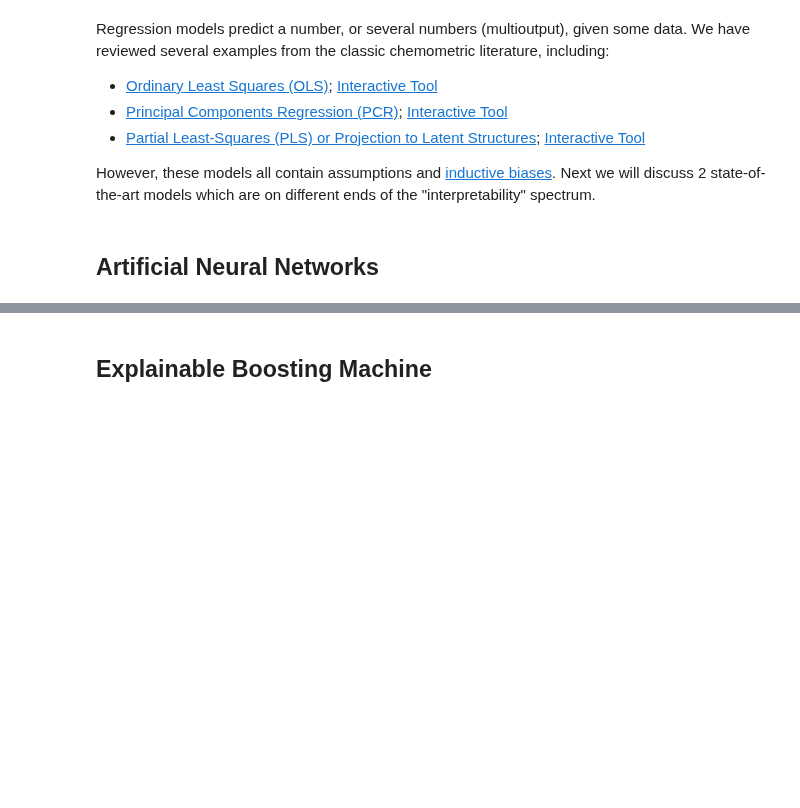
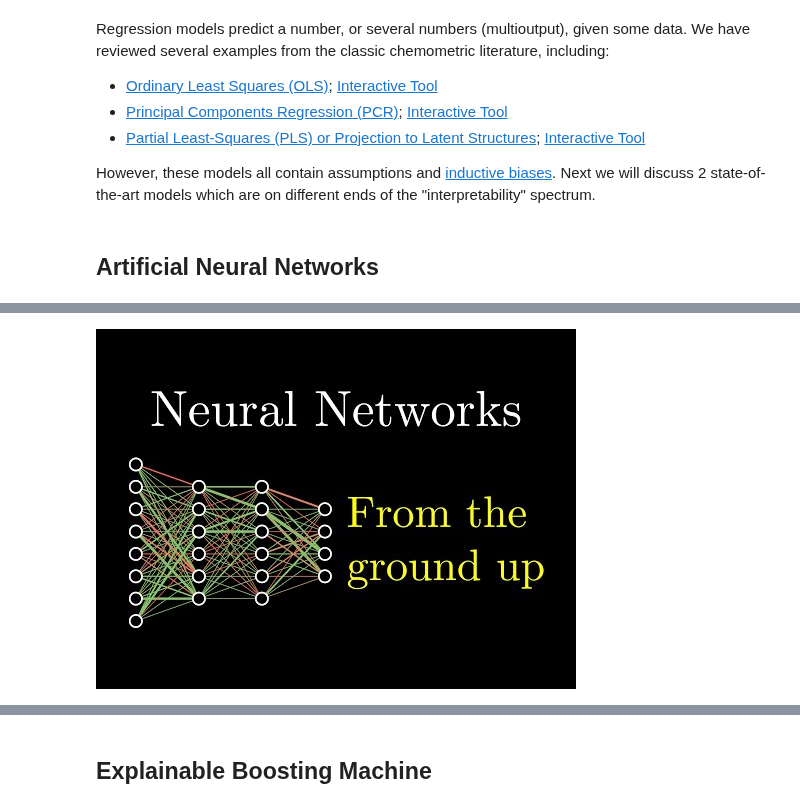
Before and after one commit to mahynski/chemometric-carpentry, a Jupyter notebook: notebooks/5_Machine_Learning_Models.ipynb, the cells around one changed output, grey strips where cells are left out. Cells and saved outputs as stored; diff of their text form; code cells hidden in the pictures; blank space fills up the shorter version.

```diff
--- a/notebooks/5_Machine_Learning_Models.ipynb
+++ b/notebooks/5_Machine_Learning_Models.ipynb
@@ -39,0 +50,6 @@ However, these models all contain assumptions and [inductive biases](https://en.
+# %%
+from IPython.display import YouTubeVideo
+
+YouTubeVideo('aircAruvnKk', width=800, height=500)
+# %% [output]
+[figure, added]
```
Also changed, not shown: parts of 9 cells of this notebook.
